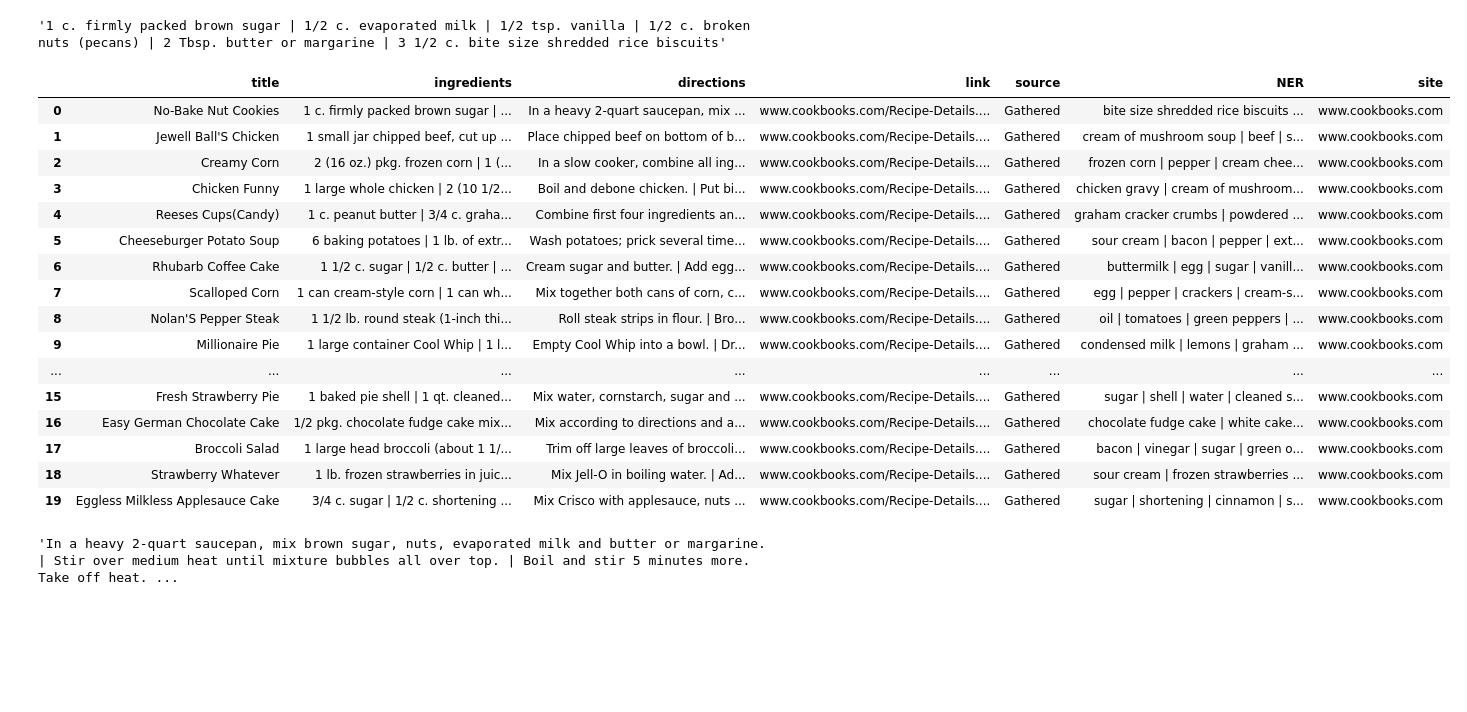
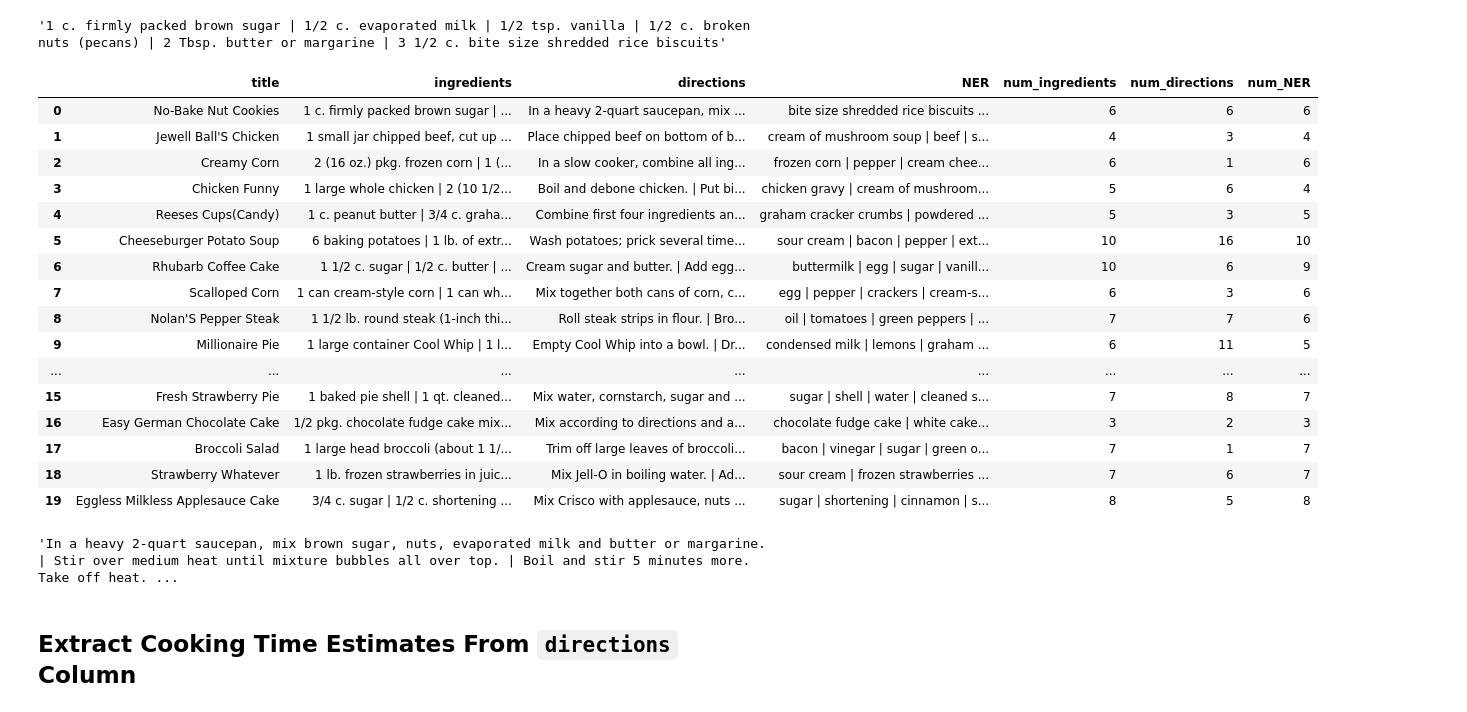
Before and after one commit to Lord-of-Bugs/Super-Recommender-Project, a Jupyter notebook: Recommender.ipynb, the cells around one changed output. Saved outputs shown, nothing was run; the diff lists cells and outputs as text; code cells hidden in the pictures; blank space fills up the shorter version.

```diff
--- a/Recommender.ipynb
+++ b/Recommender.ipynb
@@ -139,34 +139,41 @@ df_mini.iloc[0,1]
 '1 c. firmly packed brown sugar | 1/2 c. evaporated milk | 1/2 tsp. vanilla | 1/2 c. broken nuts (pecans) | 2 Tbsp. butter or margarine | 3 1/2 c. bite size shredded rice biscuits'
 # %%
 df['ingredients'] = df['ingredients'].apply(ast.literal_eval)
+df['num_ingredients'] = df['ingredients'].apply(lambda x: len(x))
 df['ingredients'] = df['ingredients'].apply(lambda x: ' | '.join(x))
 
 df['directions'] = df['directions'].apply(ast.literal_eval)
+df['num_directions'] = df['directions'].apply(lambda x: len(x))
 df['directions'] = df['directions'].apply(lambda x: ' | '.join(x))
 
 df['NER'] = df['NER'].apply(ast.literal_eval)
+df['num_NER'] = df['NER'].apply(lambda x: len(x))
 df['NER'] = df['NER'].apply(lambda x: ' | '.join(x))
 
+df.drop(columns = ['link', 'source', 'site'], inplace=True)
+
 df.head(20)
 # %% [output]
-|  | title | ingredients | directions | link | source | NER | site |
-| 0 | No-Bake Nut Cookies | 1 c. firmly packed brown sugar | ... | In a heavy 2-quart saucepan, mix ... | www.cookbooks.com/Recipe-Details.... | Gathered | bite size shredded rice biscuits ... | www.cookbooks.com |
-| 1 | Jewell Ball'S Chicken | 1 small jar chipped beef, cut up ... | Place chipped beef on bottom of b... | www.cookbooks.com/Recipe-Details.... | Gathered | cream of mushroom soup | beef | s... | www.cookbooks.com |
-| 2 | Creamy Corn | 2 (16 oz.) pkg. frozen corn | 1 (... | In a slow cooker, combine all ing... | www.cookbooks.com/Recipe-Details.... | Gathered | frozen corn | pepper | cream chee... | www.cookbooks.com |
-| 3 | Chicken Funny | 1 large whole chicken | 2 (10 1/2... | Boil and debone chicken. | Put bi... | www.cookbooks.com/Recipe-Details.... | Gathered | chicken gravy | cream of mushroom... | www.cookbooks.com |
-| 4 | Reeses Cups(Candy) | 1 c. peanut butter | 3/4 c. graha... | Combine first four ingredients an... | www.cookbooks.com/Recipe-Details.... | Gathered | graham cracker crumbs | powdered ... | www.cookbooks.com |
-| 5 | Cheeseburger Potato Soup | 6 baking potatoes | 1 lb. of extr... | Wash potatoes; prick several time... | www.cookbooks.com/Recipe-Details.... | Gathered | sour cream | bacon | pepper | ext... | www.cookbooks.com |
-| 6 | Rhubarb Coffee Cake | 1 1/2 c. sugar | 1/2 c. butter | ... | Cream sugar and butter. | Add egg... | www.cookbooks.com/Recipe-Details.... | Gathered | buttermilk | egg | sugar | vanill... | www.cookbooks.com |
-| 7 | Scalloped Corn | 1 can cream-style corn | 1 can wh... | Mix together both cans of corn, c... | www.cookbooks.com/Recipe-Details.... | Gathered | egg | pepper | crackers | cream-s... | www.cookbooks.com |
-| 8 | Nolan'S Pepper Steak | 1 1/2 lb. round steak (1-inch thi... | Roll steak strips in flour. | Bro... | www.cookbooks.com/Recipe-Details.... | Gathered | oil | tomatoes | green peppers | ... | www.cookbooks.com |
-| 9 | Millionaire Pie | 1 large container Cool Whip | 1 l... | Empty Cool Whip into a bowl. | Dr... | www.cookbooks.com/Recipe-Details.... | Gathered | condensed milk | lemons | graham ... | www.cookbooks.com |
+|  | title | ingredients | directions | NER | num_ingredients | num_directions | num_NER |
+| 0 | No-Bake Nut Cookies | 1 c. firmly packed brown sugar | ... | In a heavy 2-quart saucepan, mix ... | bite size shredded rice biscuits ... | 6 | 6 | 6 |
+| 1 | Jewell Ball'S Chicken | 1 small jar chipped beef, cut up ... | Place chipped beef on bottom of b... | cream of mushroom soup | beef | s... | 4 | 3 | 4 |
+| 2 | Creamy Corn | 2 (16 oz.) pkg. frozen corn | 1 (... | In a slow cooker, combine all ing... | frozen corn | pepper | cream chee... | 6 | 1 | 6 |
+| 3 | Chicken Funny | 1 large whole chicken | 2 (10 1/2... | Boil and debone chicken. | Put bi... | chicken gravy | cream of mushroom... | 5 | 6 | 4 |
+| 4 | Reeses Cups(Candy) | 1 c. peanut butter | 3/4 c. graha... | Combine first four ingredients an... | graham cracker crumbs | powdered ... | 5 | 3 | 5 |
+| 5 | Cheeseburger Potato Soup | 6 baking potatoes | 1 lb. of extr... | Wash potatoes; prick several time... | sour cream | bacon | pepper | ext... | 10 | 16 | 10 |
+| 6 | Rhubarb Coffee Cake | 1 1/2 c. sugar | 1/2 c. butter | ... | Cream sugar and butter. | Add egg... | buttermilk | egg | sugar | vanill... | 10 | 6 | 9 |
+| 7 | Scalloped Corn | 1 can cream-style corn | 1 can wh... | Mix together both cans of corn, c... | egg | pepper | crackers | cream-s... | 6 | 3 | 6 |
+| 8 | Nolan'S Pepper Steak | 1 1/2 lb. round steak (1-inch thi... | Roll steak strips in flour. | Bro... | oil | tomatoes | green peppers | ... | 7 | 7 | 6 |
+| 9 | Millionaire Pie | 1 large container Cool Whip | 1 l... | Empty Cool Whip into a bowl. | Dr... | condensed milk | lemons | graham ... | 6 | 11 | 5 |
 | ... | ... | ... | ... | ... | ... | ... | ... |
-| 15 | Fresh Strawberry Pie | 1 baked pie shell | 1 qt. cleaned... | Mix water, cornstarch, sugar and ... | www.cookbooks.com/Recipe-Details.... | Gathered | sugar | shell | water | cleaned s... | www.cookbooks.com |
-| 16 | Easy German Chocolate Cake | 1/2 pkg. chocolate fudge cake mix... | Mix according to directions and a... | www.cookbooks.com/Recipe-Details.... | Gathered | chocolate fudge cake | white cake... | www.cookbooks.com |
-| 17 | Broccoli Salad | 1 large head broccoli (about 1 1/... | Trim off large leaves of broccoli... | www.cookbooks.com/Recipe-Details.... | Gathered | bacon | vinegar | sugar | green o... | www.cookbooks.com |
-| 18 | Strawberry Whatever | 1 lb. frozen strawberries in juic... | Mix Jell-O in boiling water. | Ad... | www.cookbooks.com/Recipe-Details.... | Gathered | sour cream | frozen strawberries ... | www.cookbooks.com |
-| 19 | Eggless Milkless Applesauce Cake | 3/4 c. sugar | 1/2 c. shortening ... | Mix Crisco with applesauce, nuts ... | www.cookbooks.com/Recipe-Details.... | Gathered | sugar | shortening | cinnamon | s... | www.cookbooks.com |
+| 15 | Fresh Strawberry Pie | 1 baked pie shell | 1 qt. cleaned... | Mix water, cornstarch, sugar and ... | sugar | shell | water | cleaned s... | 7 | 8 | 7 |
+| 16 | Easy German Chocolate Cake | 1/2 pkg. chocolate fudge cake mix... | Mix according to directions and a... | chocolate fudge cake | white cake... | 3 | 2 | 3 |
+| 17 | Broccoli Salad | 1 large head broccoli (about 1 1/... | Trim off large leaves of broccoli... | bacon | vinegar | sugar | green o... | 7 | 1 | 7 |
+| 18 | Strawberry Whatever | 1 lb. frozen strawberries in juic... | Mix Jell-O in boiling water. | Ad... | sour cream | frozen strawberries ... | 7 | 6 | 7 |
+| 19 | Eggless Milkless Applesauce Cake | 3/4 c. sugar | 1/2 c. shortening ... | Mix Crisco with applesauce, nuts ... | sugar | shortening | cinnamon | s... | 8 | 5 | 8 |
 # %%
 df.iloc[0, 2]
 # %% [output]
 'In a heavy 2-quart saucepan, mix brown sugar, nuts, evaporated milk and butter or margarine. | Stir over medium heat until mixture bubbles all over top. | Boil and stir 5 minutes more. Take off heat. ...
+# %% [markdown]
+## Extract Cooking Time Estimates From `directions` Column
```
Also changed, not shown: parts of 7 cells of this notebook, 2 other files.
